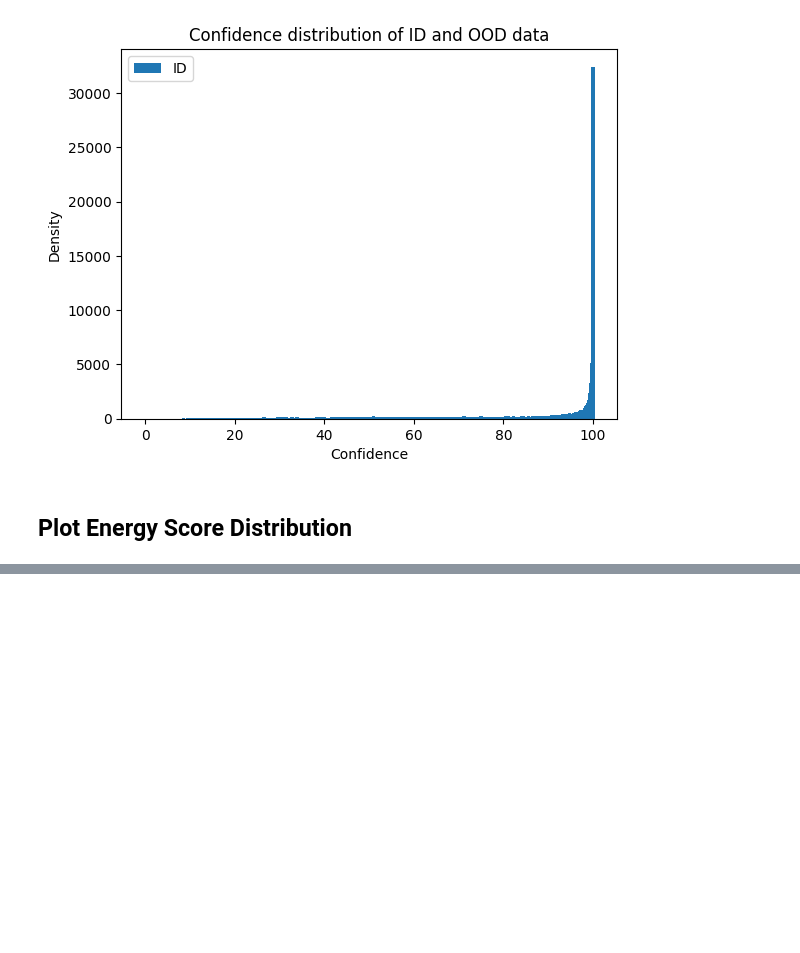
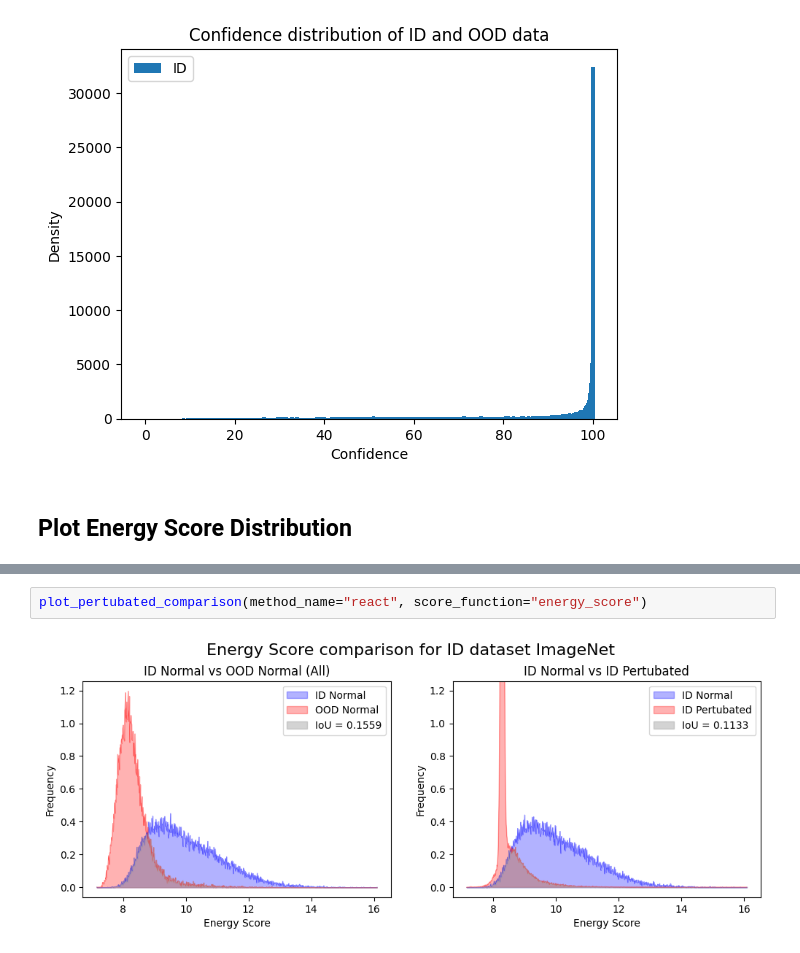
Before and after one commit to PaulRabich/RectPruneOOD, a Jupyter notebook: notebooks/visualize_distributions.ipynb, the cells around one changed output, grey strips where cells are left out. Drawn from its saved outputs; the diff is of its cells as text; blank space fills up the shorter version.

```diff
--- a/notebooks/visualize_distributions.ipynb
+++ b/notebooks/visualize_distributions.ipynb
@@ -109,0 +73,4 @@ plot_score_distributions(id_data["energy_score"], ood_inat["energy_score"], "Ene
+# %%
+plot_pertubated_comparison(method_name="react", score_function="energy_score")
+# %% [output]
+[figure, added]
```
Also changed, not shown: parts of 6 cells of this notebook, 5 other files.
